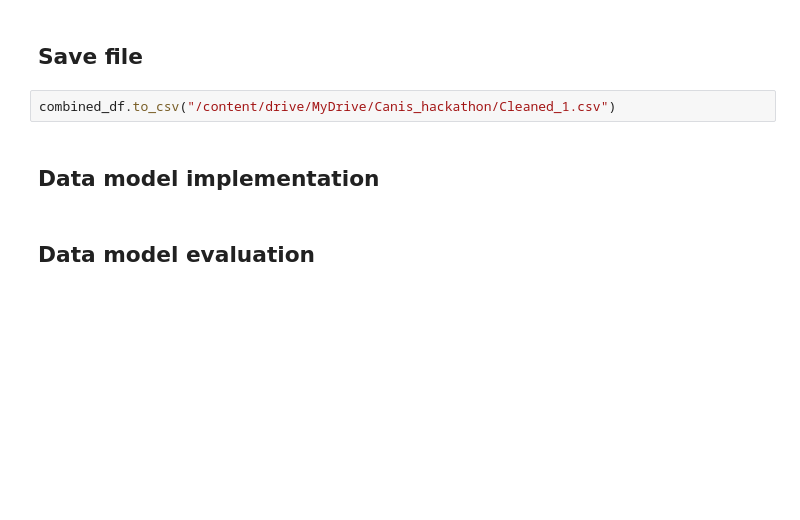
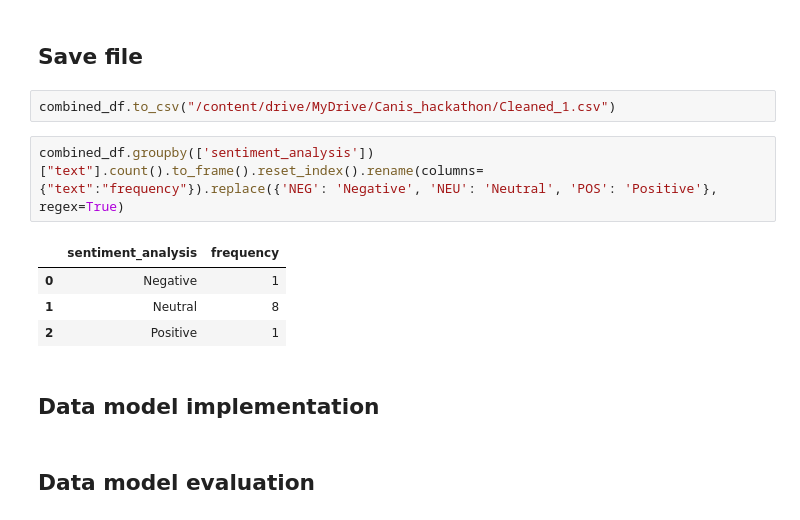
Before and after one commit to vnmrsharma/factnatic, a Jupyter notebook: Canis_hackathon_notebook_lite.ipynb, the cells around one changed output. Drawn from its saved outputs; the diff is of its cells as text; blank space fills up the shorter version.

```diff
--- a/Canis_hackathon_notebook_lite.ipynb
+++ b/Canis_hackathon_notebook_lite.ipynb
@@ -314,6 +314,13 @@ display(combined_df)
 ## Save file
 # %%
 combined_df.to_csv("/content/drive/MyDrive/Canis_hackathon/Cleaned_1.csv")
+# %%
+combined_df.groupby(['sentiment_analysis'])["text"].count().to_frame().reset_index().rename(columns={"text":"frequency"}).replace({'NEG': 'Negative', 'NEU': 'Neutral', 'POS': 'Positive'}, regex=True)
+# %% [output]
+|  | sentiment_analysis | frequency |
+| 0 | Negative | 1 |
+| 1 | Neutral | 8 |
+| 2 | Positive | 1 |
 # %% [markdown]
 ## Data model implementation
 # %% [markdown]
```
